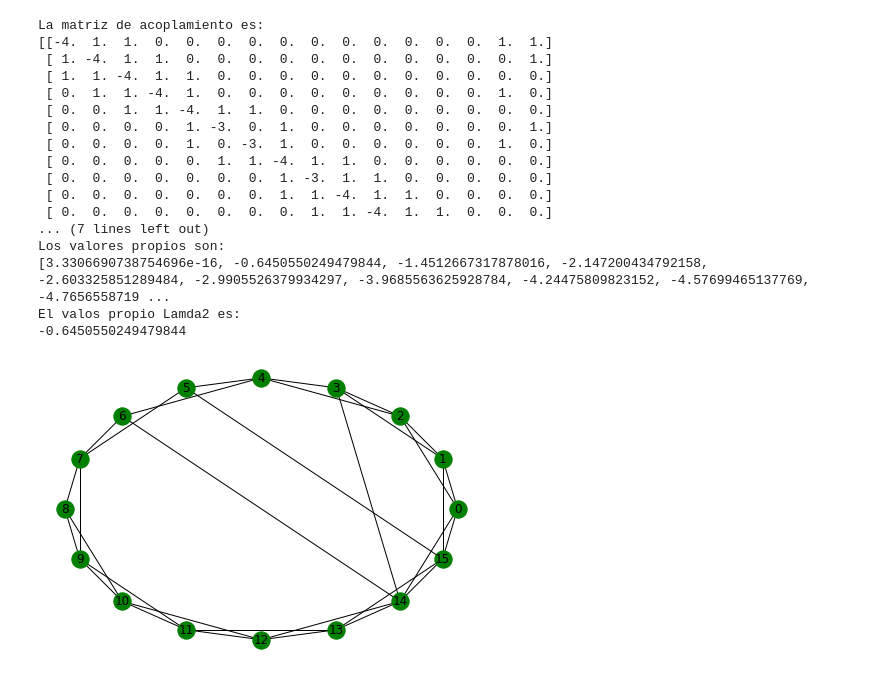
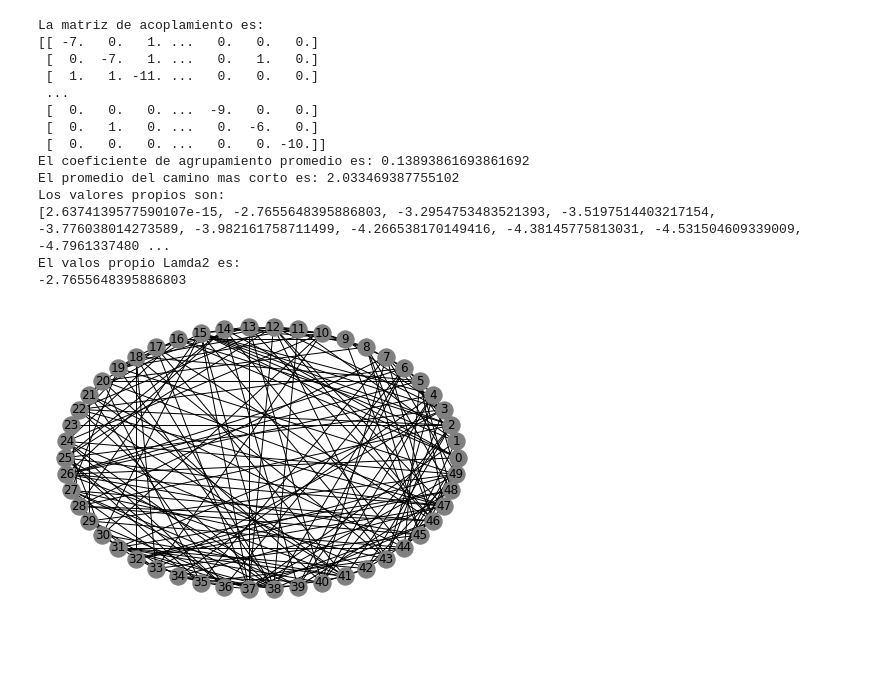
Before and after one commit to ErnestoCisnero/Probando-NetworkX-Tesis-Maestria, a Jupyter notebook: watts-strogatz.ipynb, the cells around one changed output. Cells and saved outputs as stored; diff of their text form; code cells hidden in the pictures; blank space fills up the shorter version.

Commit message:
con matriz de acoplamiento ok, y exportada a matlab

```diff
--- a/watts-strogatz.ipynb
+++ b/watts-strogatz.ipynb
@@ -5,7 +5,8 @@ import scipy as sp
 import numpy as np
 import pandas as pd
 import math
-opts = {"with_labels": True, "node_color":'g'}
+import scipy.io
+opts = {"with_labels": True, "node_color":'grey'}
 # %%
 #Matriz de acoplamiento
 def matriz_acoplaminento(G):
@@ -41,8 +42,8 @@ def create_network(n, k):
             G.add_edge(v, (v+o) % n)#crea la conexion
     return G
 # %%
-#Parametros del configuracion de la red.
-n, k, p= 16, 2, 0.2
+#Parametros de configuracion de la red.
+n, k, p= 50, 4, 0.8
 # %%
 #Red Topologia regular con acopalmiento circular
 G_circular = create_network(n,k//2)
@@ -82,36 +78,34 @@ El valos propio Lamda2 es:
 # %%
 #Modifica la red a partir del algoritmo de Watts - Strogatz
 G = nx.watts_strogatz_graph(n, 2*k, p)
 nx.draw_circular(G,**opts)
 ma = matriz_acoplaminento(G)
 print("La matriz de acoplamiento es:")
 print(ma)
+scipy.io.savemat('c:/Users/Administrador/Documents/1MyStuffs/Master_FIME/TESIS/codigos/osciladores-Matlab/MatAcop.mat', mdict={'arr': ma})
 print("El coeficiente de agrupamiento promedio es:",nx.average_clustering(G))
 print("El promedio del camino mas corto es:",nx.average_shortest_path_length(G))
 
 #Calculo de los valores propios de la matriz de acoplamiento
 vp = np.linalg.eigvals(ma)
 vp = sorted(vp,reverse=True)
 print("Los valores propios son:")
 print(vp)
 print("El valos propio Lamda2 es:")
 print(vp[1])
 # %% [output]
 La matriz de acoplamiento es:
-[[-4.  1.  1.  0.  0.  0.  0.  0.  0.  0.  0.  0.  0.  0.  1.  1.]
- [ 1. -4.  1.  1.  0.  0.  0.  0.  0.  0.  0.  0.  0.  0.  0.  1.]
- [ 1.  1. -4.  1.  1.  0.  0.  0.  0.  0.  0.  0.  0.  0.  0.  0.]
- [ 0.  1.  1. -4.  1.  0.  0.  0.  0.  0.  0.  0.  0.  0.  1.  0.]
- [ 0.  0.  1.  1. -4.  1.  1.  0.  0.  0.  0.  0.  0.  0.  0.  0.]
- [ 0.  0.  0.  0.  1. -3.  0.  1.  0.  0.  0.  0.  0.  0.  0.  1.]
- [ 0.  0.  0.  0.  1.  0. -3.  1.  0.  0.  0.  0.  0.  0.  1.  0.]
- [ 0.  0.  0.  0.  0.  1.  1. -4.  1.  1.  0.  0.  0.  0.  0.  0.]
- [ 0.  0.  0.  0.  0.  0.  0.  1. -3.  1.  1.  0.  0.  0.  0.  0.]
- [ 0.  0.  0.  0.  0.  0.  0.  1.  1. -4.  1.  1.  0.  0.  0.  0.]
- [ 0.  0.  0.  0.  0.  0.  0.  0.  1.  1. -4.  1.  1.  0.  0.  0.]
-... (7 lines left out)
+[[ -7.   0.   1. ...   0.   0.   0.]
+ [  0.  -7.   1. ...   0.   1.   0.]
+ [  1.   1. -11. ...   0.   0.   0.]
+ ...
+ [  0.   0.   0. ...  -9.   0.   0.]
+ [  0.   1.   0. ...   0.  -6.   0.]
+ [  0.   0.   0. ...   0.   0. -10.]]
+El coeficiente de agrupamiento promedio es: 0.13893861693861692
+El promedio del camino mas corto es: 2.033469387755102
 Los valores propios son:
-[3.3306690738754696e-16, -0.6450550249479844, -1.4512667317878016, -2.147200434792158, -2.603325851289484, -2.9905526379934297, -3.9685563625928784, -4.24475809823152, -4.57699465137769, -4.7656558719 ...
+[2.6374139577590107e-15, -2.7655648395886803, -3.2954753483521393, -3.5197514403217154, -3.776038014273589, -3.982161758711499, -4.266538170149416, -4.38145775813031, -4.531504609339009, -4.7961337480 ...
 El valos propio Lamda2 es:
--0.6450550249479844
+-2.7655648395886803
-[figure, old version]
+[figure, new version]
```
Also changed, not shown: parts of 1 cell of this notebook, 2 other files.
